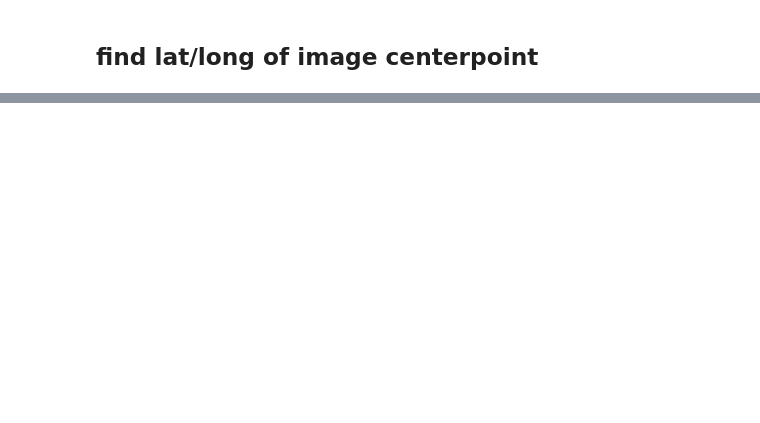
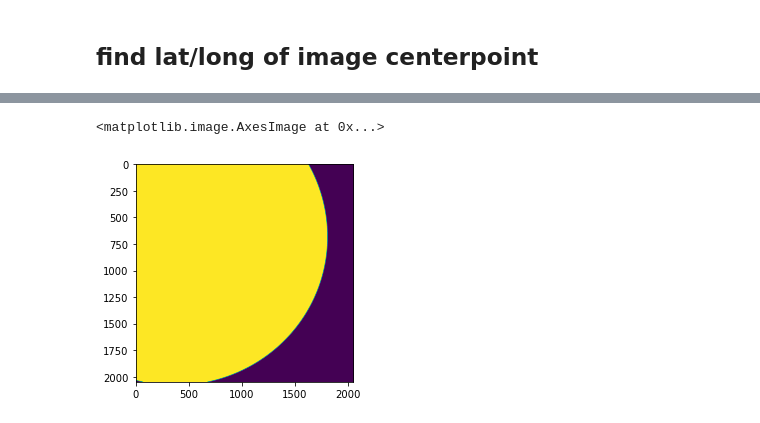
Before and after one commit to gracenw/eigenjuno, a Jupyter notebook: eigenimages.ipynb, the cells around one changed output, grey strips where cells are left out. Drawn from its saved outputs; the diff is of its cells as text; code cells hidden in the pictures; blank space fills up the shorter version.

```diff
--- a/eigenimages.ipynb
+++ b/eigenimages.ipynb
@@ -209,8 +250,8 @@ for i in range(64):
 
 # generate predictions for individual blocks
 testing_blocks = split_img_64[non_zero_blocks.astype(int), :]
-transform_test_64 = pca_x.transform(testing_blocks)
-split_pred_64 = classifier_mlp.predict(transform_test_64)
+transform_test_64 = pca_X.transform(testing_blocks)
+split_pred_64 = grid.predict(transform_test_64)
 
 # graph results
 fig, axes = plt.subplots(8, 8, figsize = (18, 18));
@@ -245,8 +286,8 @@ for i in range(16):
 
 # generate predictions for individual blocks
 testing_blocks = split_img_16[non_zero_blocks.astype(int), :]
-transform_test_16 = pca_x.transform(testing_blocks)
-split_pred_16 = classifier_nn.predict(transform_test_16)
+transform_test_16 = pca_X.transform(testing_blocks)
+split_pred_16 = grid.predict(transform_test_16)
 
 # graph results
 fig, axes = plt.subplots(4, 4, figsize = (18, 18));
@@ -446,0 +459,20 @@ NotFoundError: Spice returns not found for function: sincpt
+# %%
+cx = 814.21
+cy = 78.48
+k1 = -5.9624209455667325e-08
+k2 = 2.7381910042256151e-14
+
+def undistort(xd, yd):
+    for i in range(5):
+        r2 = (xd**2 + yd**2)
+        dr = 1 + k1 * r2 + k2 * r2 * r2
+        xd = xd / dr
+        yd = yd / dr
+    return [xd, yd]
+
+surf_raster = np.loadtxt('/home/uzumochi/eigenjuno/data/raw/perijove_9/3100_surf_raster.txt')
+surf_raster = np.reshape(surf_raster, (2048, 2048, 3))
+planetocentric = np.empty((2048, 2048, 2))
+for i in range(2048):
+    for j in range(2048):
+        _, planetocentric[i, j, 0], planetocentric[i, j, 1] = spice.reclat(surf_raster[i, j, :])
@@ -447,3 +496,8 @@ NotFoundError: Spice returns not found for function: sincpt
+# %%
+plt.imshow(mask)
+# %% [output]
+<matplotlib.image.AxesImage at 0x...>
+[figure, added]
 # %%
 # zoom in/out to focus on desired feature
 # %%
```
Also changed, not shown: parts of 20 cells of this notebook, 1 other file.
